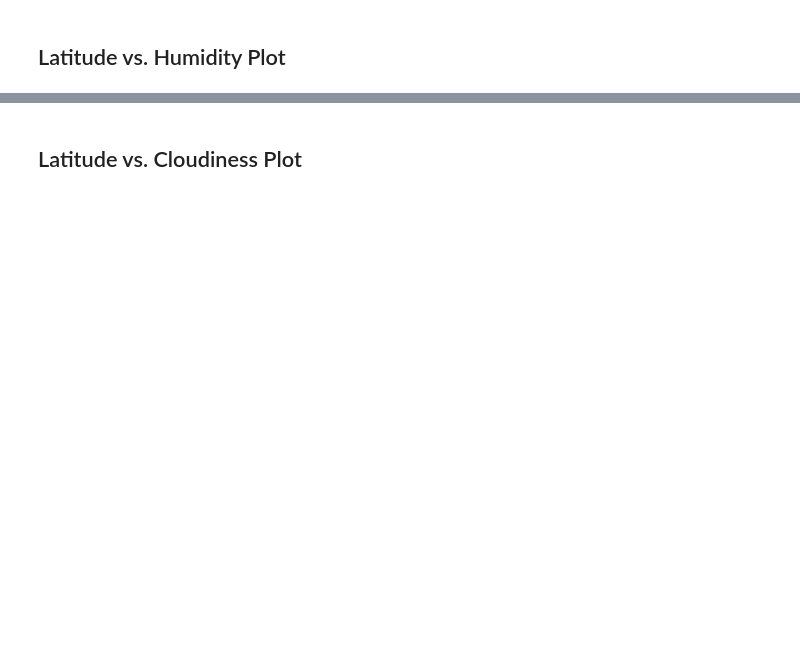
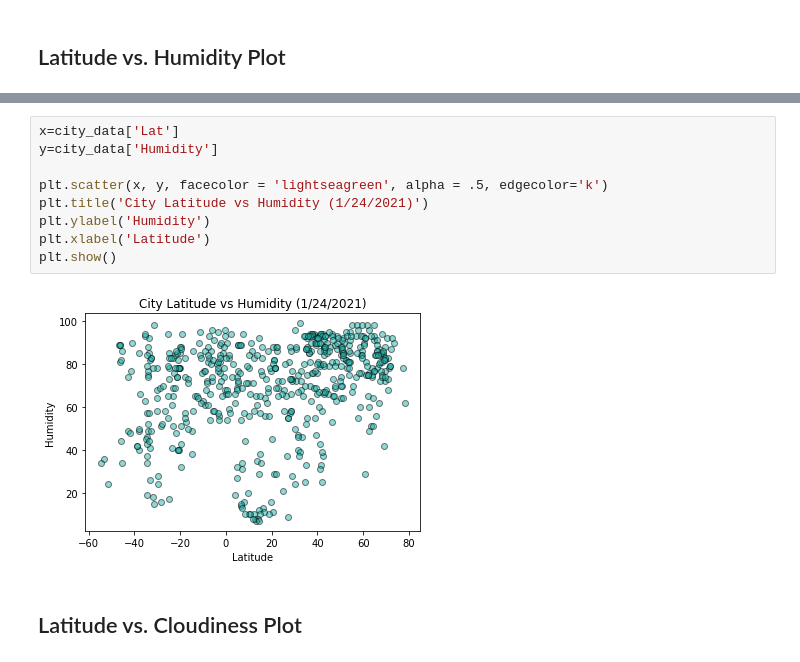
Before and after one commit to c-kleerun/python-api-challenge, a Jupyter notebook: WeatherPy/WeatherPy.ipynb, the cells around one changed output, grey strips where cells are left out. Saved outputs shown, nothing was run; the diff lists cells and outputs as text; blank space fills up the shorter version.

```diff
--- a/WeatherPy/WeatherPy.ipynb
+++ b/WeatherPy/WeatherPy.ipynb
@@ -209,2 +212,13 @@ Int64Index([], dtype='int64')
+# %%
+x=city_data['Lat']
+y=city_data['Humidity']
+
+plt.scatter(x, y, facecolor = 'lightseagreen', alpha = .5, edgecolor='k')
+plt.title('City Latitude vs Humidity (1/24/2021)')
+plt.ylabel('Humidity')
+plt.xlabel('Latitude')
+plt.show()
+# %% [output]
+[figure, added]
 # %% [markdown]
 ## Latitude vs. Cloudiness Plot
```
Also changed, not shown: parts of 28 cells of this notebook, 1 other file.
